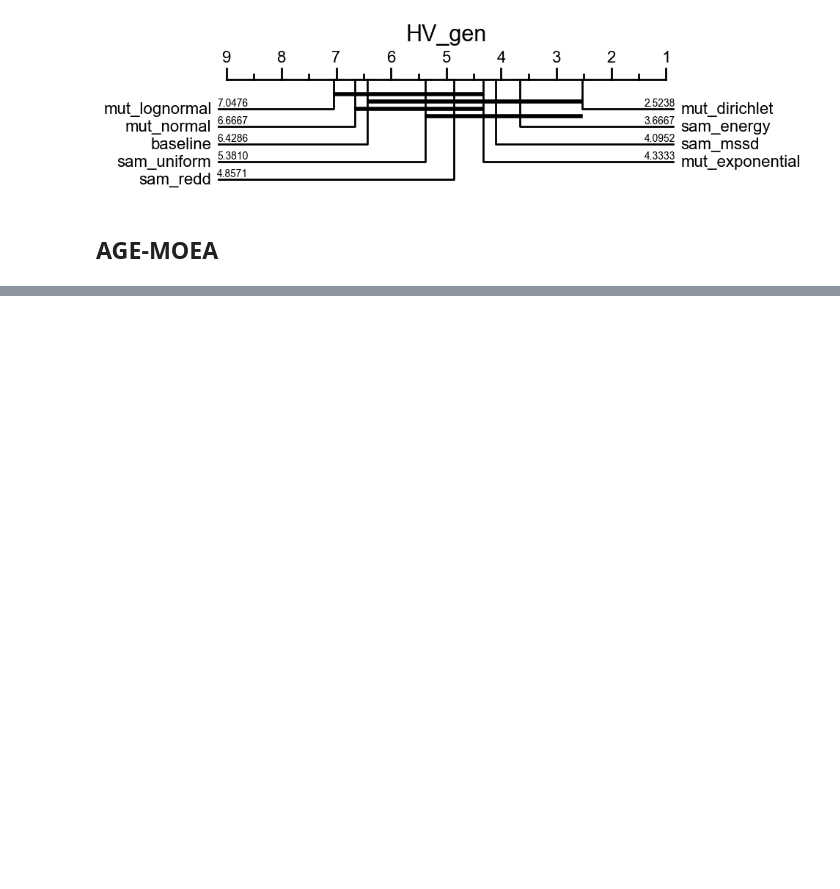
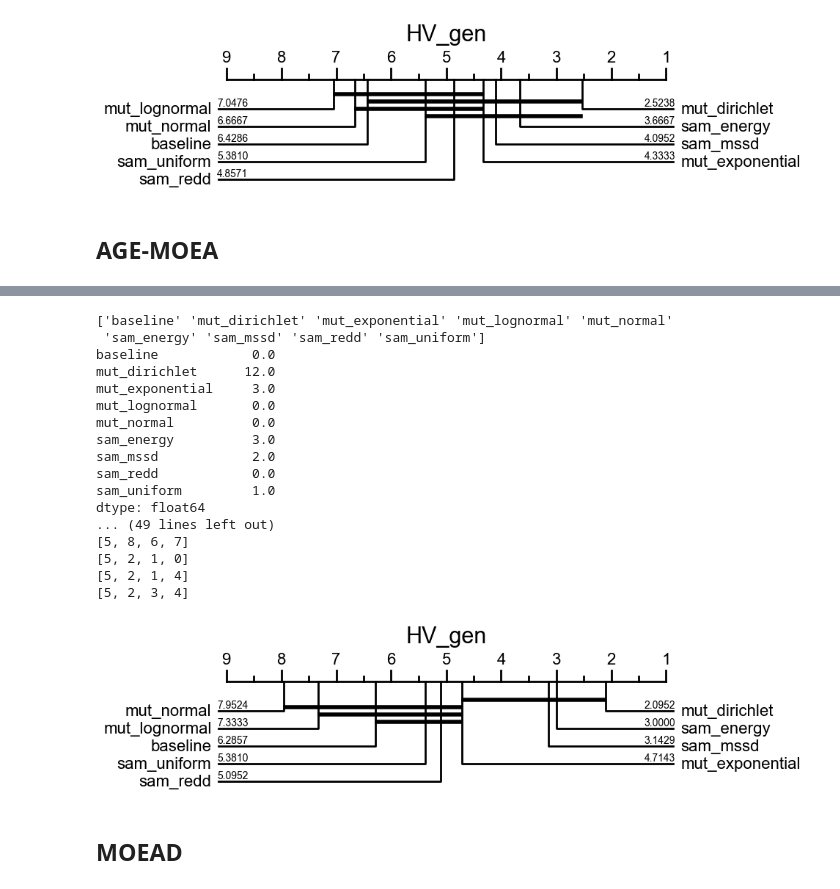
Before and after one commit to yeudiellm/MO-TEST-EA-SIMPLEX, a Jupyter notebook: test_optimize.ipynb, the cells around one changed output, grey strips where cells are left out. Drawn from its saved outputs; the diff is of its cells as text; code cells hidden in the pictures; blank space fills up the shorter version.

```diff
--- a/test_optimize.ipynb
+++ b/test_optimize.ipynb
@@ -190,0 +206,25 @@ dtype: float64
+# %%
+nsgaiii_summary = evaluation_methods.merge_dataframes('nsgaiii', wfg_problems+dtlz_problems+zdt_problems)
+nsgaiii_summary = nsgaiii_summary.groupby(['Operator', 'Problem'], as_index=False).agg({'HV_gen': 'mean'})
+cd_diagram.draw_cd_diagram(df_perf=nsgaiii_summary[['Operator', 'Problem', 'HV_gen']], title='HV_gen', labels=True)
+# %% [output]
+['baseline' 'mut_dirichlet' 'mut_exponential' 'mut_lognormal' 'mut_normal'
+ 'sam_energy' 'sam_mssd' 'sam_redd' 'sam_uniform']
+baseline            0.0
+mut_dirichlet      12.0
+mut_exponential     3.0
+mut_lognormal       0.0
+mut_normal          0.0
+sam_energy          3.0
+sam_mssd            2.0
+sam_redd            0.0
+sam_uniform         1.0
+dtype: float64
+... (49 lines left out)
+[5, 8, 6, 7]
+[5, 2, 1, 0]
+[5, 2, 1, 4]
+[5, 2, 3, 4]
+[figure, added]
+# %% [markdown]
+## MOEAD
```
Also changed, not shown: parts of 18 cells of this notebook, 54 other files.
